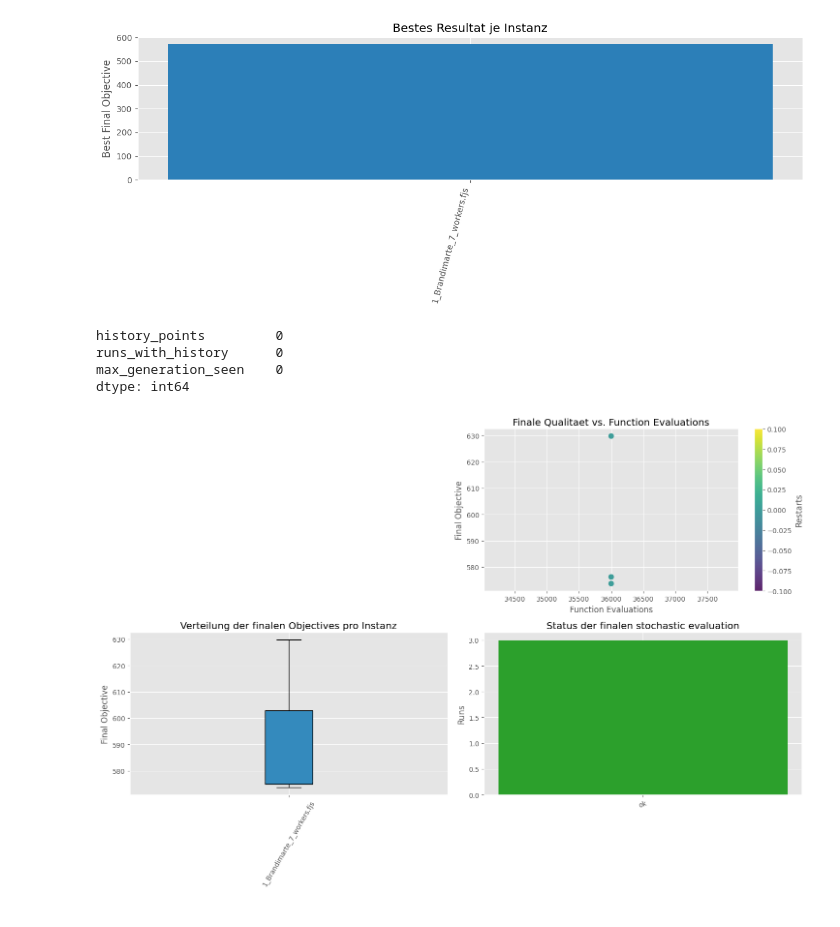
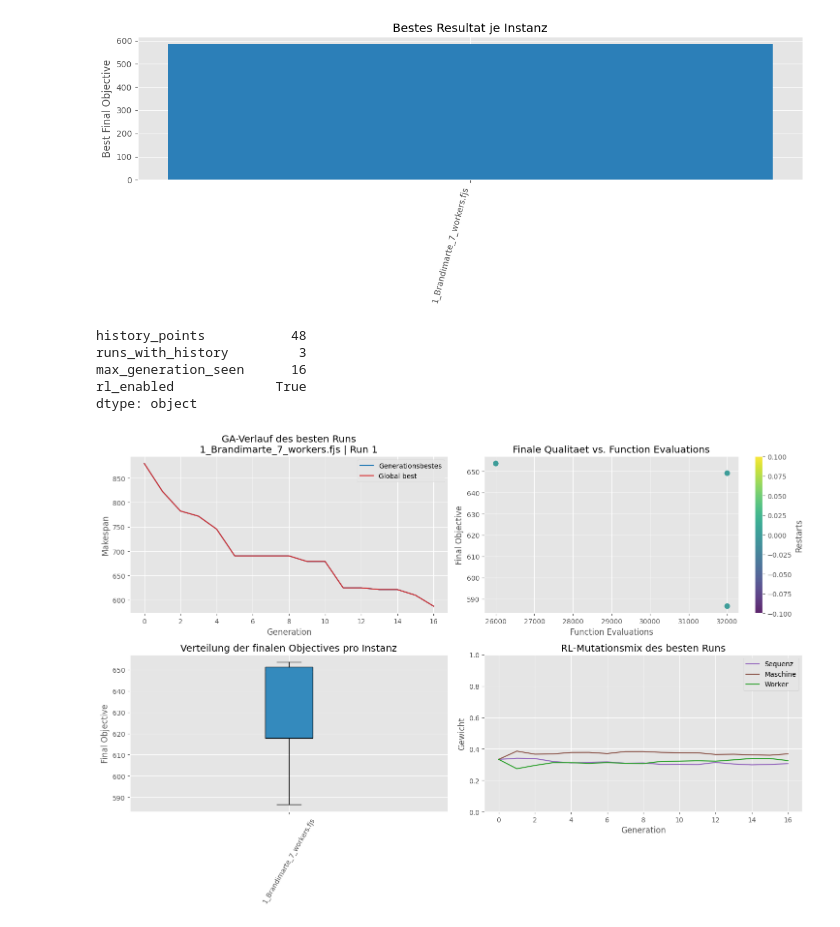
Before and after one commit to trolololoojb/FJSSP-W-Competition, a Jupyter notebook: wfjssp_ga_demo.ipynb, the cells around one changed output. Cells and saved outputs as stored; diff of their text form; code cells hidden in the pictures.

```diff
--- a/wfjssp_ga_demo.ipynb
+++ b/wfjssp_ga_demo.ipynb
@@ -147,6 +164,7 @@ def safe_workload_balance(machine_assignments, worker_assignments, durations):
 def solve_instance_with_ga(encoding, seed, uncertainty_parameters=None):
     ga_kwargs = dict(GA_CONFIG)
     ga_kwargs["seed"] = seed
+    ga_kwargs["rl_seed"] = seed
 
     if SCENARIO == 2:
         ga_kwargs.update(
@@ -186,6 +204,7 @@ def solve_instance_with_ga(encoding, seed, uncertainty_parameters=None):
         "machines": list(best.assignments),
         "workers": list(best.workers),
         "start_times": list(start_times),
+        "rl_enabled": bool(ga_kwargs.get("enable_rl_mutation_control", False)),
         "history": [dict(point) for point in result.get("history", [])],
     }
 
@@ -450,22 +469,39 @@ for row in results_df.to_dict(orient="records"):
                 "offspring_amount": int(point["offspring_amount"]),
                 "restarts": int(point["restarts"]),
                 "runtime_s": float(point["runtime_s"]),
+                "rl_enabled": bool(point.get("rl_enabled", False)),
+                "mutation_mix": list(point.get("mutation_mix", [1.0 / 3.0, 1.0 / 3.0, 1.0 / 3.0])),
+                "rl_reward": float(point.get("rl_reward", 0.0)),
+                "rl_value_estimate": point.get("rl_value_estimate"),
+                "seq_mutations": int(point.get("seq_mutations", 0)),
+                "machine_mutations": int(point.get("machine_mutations", 0)),
+                "worker_mutations": int(point.get("worker_mutations", 0)),
             }
         )
 
 history_df = pd.DataFrame(history_records)
+if not history_df.empty:
+    mix_df = pd.DataFrame(
+        history_df["mutation_mix"].tolist(),
+        columns=["mix_sequence", "mix_machine", "mix_worker"],
+        index=history_df.index,
+    )
+    history_df = pd.concat([history_df.drop(columns=["mutation_mix"]), mix_df], axis=1)
+
 pd.Series(
     {
         "history_points": len(history_df),
         "runs_with_history": history_df[["instance", "run"]].drop_duplicates().shape[0] if not history_df.empty else 0,
         "max_generation_seen": int(history_df["generation"].max()) if not history_df.empty else 0,
+        "rl_enabled": bool(history_df["rl_enabled"].any()) if not history_df.empty else False,
     }
 )
 # %% [output]
-history_points         0
-runs_with_history      0
-max_generation_seen    0
-dtype: int64
+history_points           48
+runs_with_history         3
+max_generation_seen      16
+rl_enabled             True
+dtype: object
 # %%
 fig, axes = plt.subplots(2, 2, figsize=(15, 10))
 
@@ -489,39 +525,49 @@ scatter = axes[0, 1].scatter(
     scatter_df["function_evaluations"],
     scatter_df["final_objective"],
     c=scatter_df["restarts"],
     cmap="viridis",
     s=60,
     alpha=0.85,
 )
 axes[0, 1].set_title("Finale Qualitaet vs. Function Evaluations")
 axes[0, 1].set_xlabel("Function Evaluations")
 axes[0, 1].set_ylabel("Final Objective")
 fig.colorbar(scatter, ax=axes[0, 1], label="Restarts")
 
 box_df = results_df.copy()
 top_instances = (
     box_df.groupby("instance", as_index=False)["final_objective"]
     .median()
     .sort_values("final_objective")
     .head(min(8, box_df["instance"].nunique()))["instance"]
     .tolist()
 )
 box_data = [box_df.loc[box_df["instance"] == instance, "final_objective"].dropna().tolist() for instance in top_instances]
 axes[1, 0].boxplot(box_data, tick_labels=top_instances, patch_artist=True)
 axes[1, 0].set_title("Verteilung der finalen Objectives pro Instanz")
 axes[1, 0].set_ylabel("Final Objective")
 axes[1, 0].tick_params(axis="x", rotation=60)
 
-status_counts_plot = results_df["final_eval_status"].value_counts(dropna=False)
-axes[1, 1].bar(status_counts_plot.index.astype(str), status_counts_plot.values, color="#2ca02c")
-axes[1, 1].set_title("Status der finalen stochastic evaluation")
-axes[1, 1].set_ylabel("Runs")
-axes[1, 1].tick_params(axis="x", rotation=20)
+if not history_df.empty and "mix_sequence" in history_df.columns and history_df["rl_enabled"].any():
+    axes[1, 1].plot(best_history["generation"], best_history["mix_sequence"], label="Sequenz", color="#9467bd")
+    axes[1, 1].plot(best_history["generation"], best_history["mix_machine"], label="Maschine", color="#8c564b")
+    axes[1, 1].plot(best_history["generation"], best_history["mix_worker"], label="Worker", color="#2ca02c")
+    axes[1, 1].set_title("RL-Mutationsmix des besten Runs")
+    axes[1, 1].set_xlabel("Generation")
+    axes[1, 1].set_ylabel("Gewicht")
+    axes[1, 1].set_ylim(0, 1)
+    axes[1, 1].legend()
+else:
+    status_counts_plot = results_df["final_eval_status"].value_counts(dropna=False)
+    axes[1, 1].bar(status_counts_plot.index.astype(str), status_counts_plot.values, color="#2ca02c")
+    axes[1, 1].set_title("Status der finalen stochastic evaluation")
+    axes[1, 1].set_ylabel("Runs")
+    axes[1, 1].tick_params(axis="x", rotation=20)
 
 plt.tight_layout()
 plt.show()
 # %% [output]
-[figure, old version]
+[figure, new version]
 # %% [markdown]
 ## Hinweise
 
```
Also changed, not shown: parts of 3 cells of this notebook, 1 other file.
